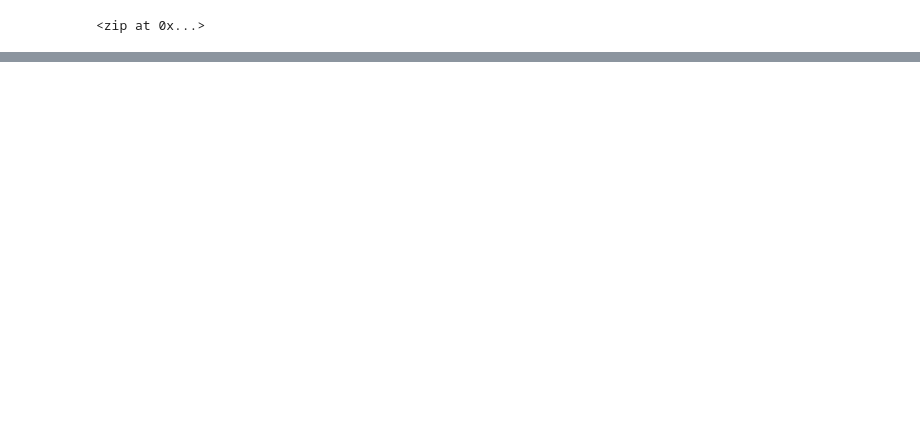
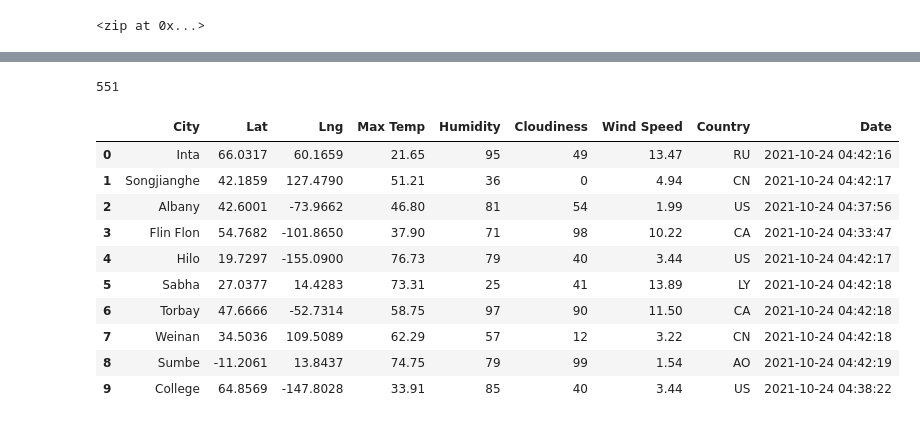
Before and after one commit to e1up2/6world_weather_analysis, a Jupyter notebook: WeatherPy.ipynb, the cells around one changed output, grey strips where cells are left out. Drawn from its saved outputs; the diff is of its cells as text; code cells hidden in the pictures; blank space fills up the shorter version.

Commit message:
Committing WeatherPy.ipynb

```diff
--- a/WeatherPy.ipynb
+++ b/WeatherPy.ipynb
@@ -7,3 +12,6 @@ from citipy import citipy
+# %%
+# Starting URL for Weather Map API Call
+url = "http://api.openweathermap.org/data/2.5/weather?units=Imperial&appid=" + weather_api_key
 # %%
 # Create a set of random latitude and longitude combinations
 lats = np.random.uniform(-90, 90, size = 1500)
@@ -31,0 +118,20 @@ len(cities)
+# %%
+len(city_data)
+# %% [output]
+551
+# %%
+# Convert the array of dictionaries to a Pandas dataframe
+city_data_df = pd.DataFrame(city_data)
+city_data_df.head(10)
+# %% [output]
+|  | City | Lat | Lng | Max Temp | Humidity | Cloudiness | Wind Speed | Country | Date |
+| 0 | Inta | 66.0317 | 60.1659 | 21.65 | 95 | 49 | 13.47 | RU | 2021-10-24 04:42:16 |
+| 1 | Songjianghe | 42.1859 | 127.4790 | 51.21 | 36 | 0 | 4.94 | CN | 2021-10-24 04:42:17 |
+| 2 | Albany | 42.6001 | -73.9662 | 46.80 | 81 | 54 | 1.99 | US | 2021-10-24 04:37:56 |
+| 3 | Flin Flon | 54.7682 | -101.8650 | 37.90 | 71 | 98 | 10.22 | CA | 2021-10-24 04:33:47 |
+| 4 | Hilo | 19.7297 | -155.0900 | 76.73 | 79 | 40 | 3.44 | US | 2021-10-24 04:42:17 |
+| 5 | Sabha | 27.0377 | 14.4283 | 73.31 | 25 | 41 | 13.89 | LY | 2021-10-24 04:42:18 |
+| 6 | Torbay | 47.6666 | -52.7314 | 58.75 | 97 | 90 | 11.50 | CA | 2021-10-24 04:42:18 |
+| 7 | Weinan | 34.5036 | 109.5089 | 62.29 | 57 | 12 | 3.22 | CN | 2021-10-24 04:42:18 |
+| 8 | Sumbe | -11.2061 | 13.8437 | 74.75 | 79 | 99 | 1.54 | AO | 2021-10-24 04:42:19 |
+| 9 | College | 64.8569 | -147.8028 | 33.91 | 85 | 40 | 3.44 | US | 2021-10-24 04:38:22 |
```
Also changed, not shown: parts of 5 cells of this notebook, 4 other files.
